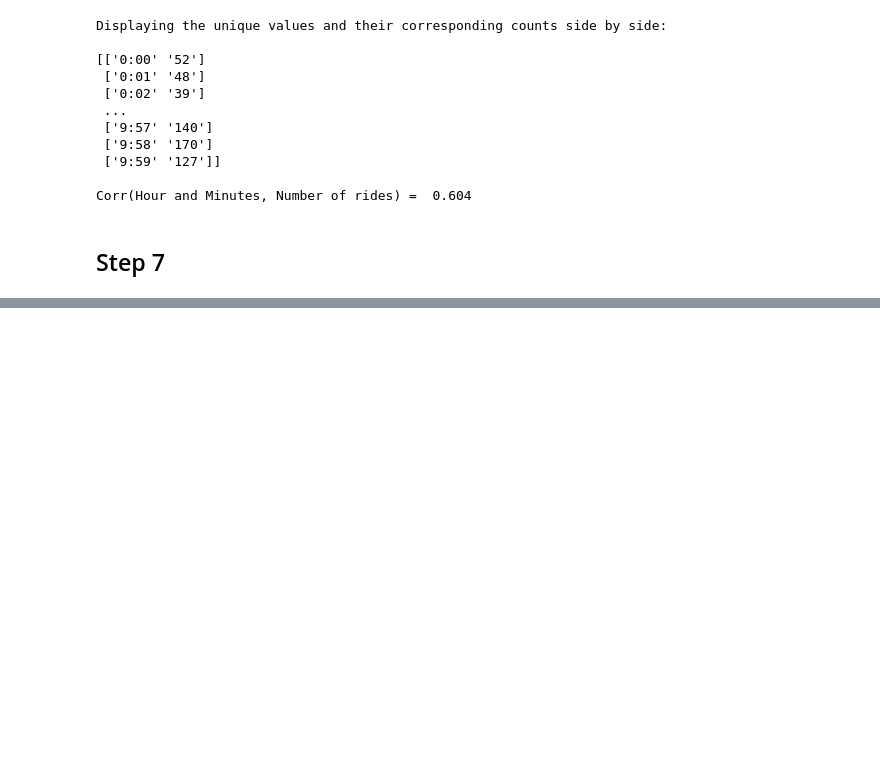
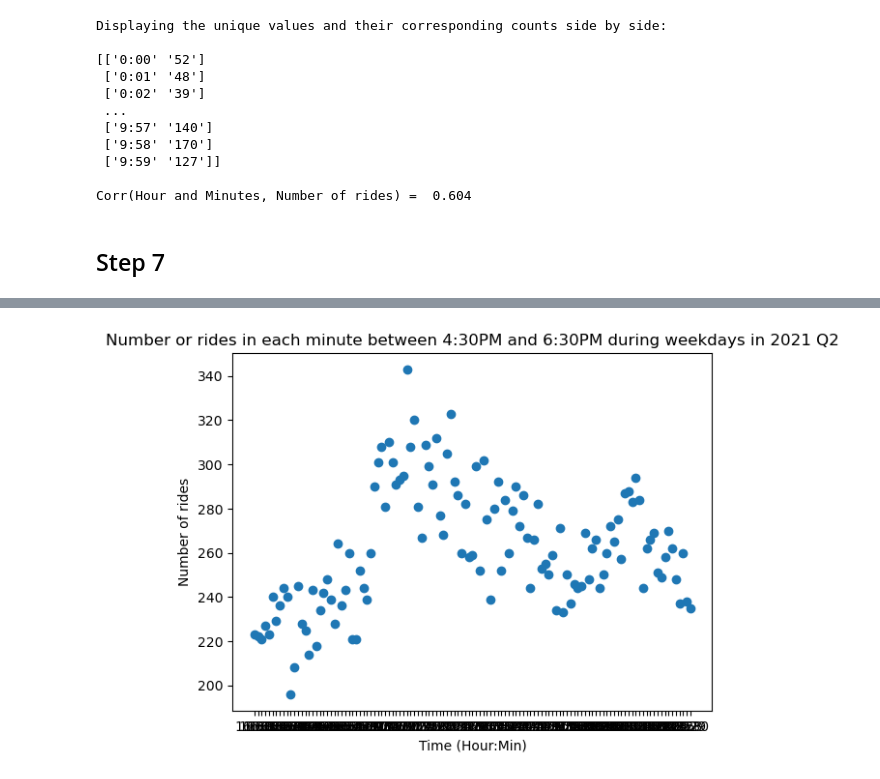
Before and after one commit to MiguelAcostaDelVecchio/RandomProcesses, a Jupyter notebook: Week6/Project1/MiguelProject1.ipynb, the cells around one changed output, grey strips where cells are left out. Drawn from its saved outputs; the diff is of its cells as text; code cells hidden in the pictures; blank space fills up the shorter version.

```diff
--- a/Week6/Project1/MiguelProject1.ipynb
+++ b/Week6/Project1/MiguelProject1.ipynb
@@ -507 +606,9 @@ Corr(Hour and Minutes, Number of rides) =  0.604
+# %%
+plt.scatter(a, b)
+plt.xlabel('Time (Hour:Min)')
+plt.ylabel('Number of rides')
+plt.title('Number or rides in each minute between 4:30PM and 6:30PM during weekdays in 2021 Q2')
+plt.show()
+# %% [output]
+[figure, added]
 # %%
```
Also changed, not shown: parts of 8 cells of this notebook.
